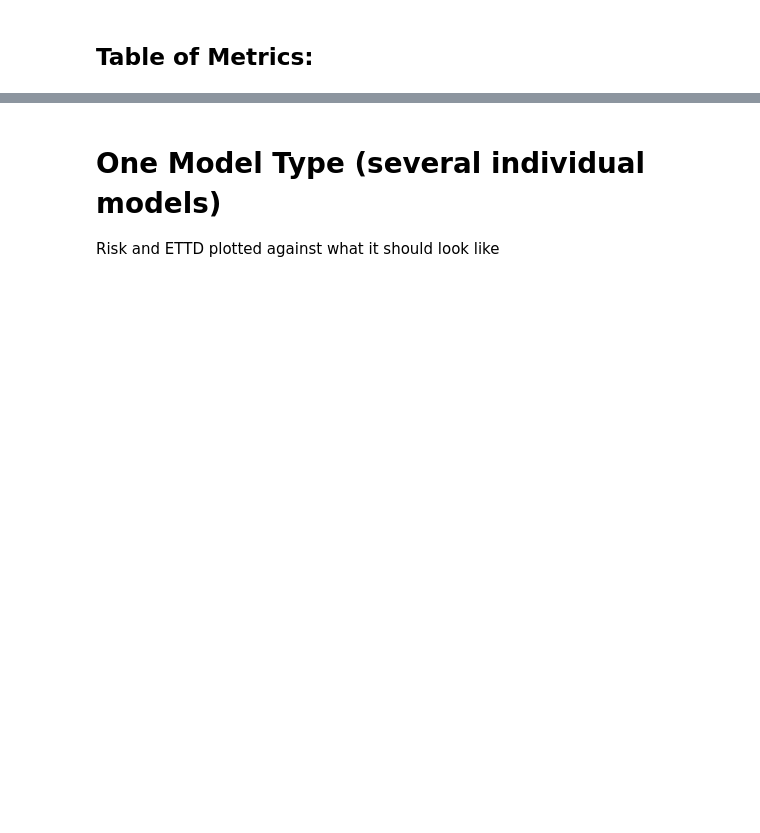
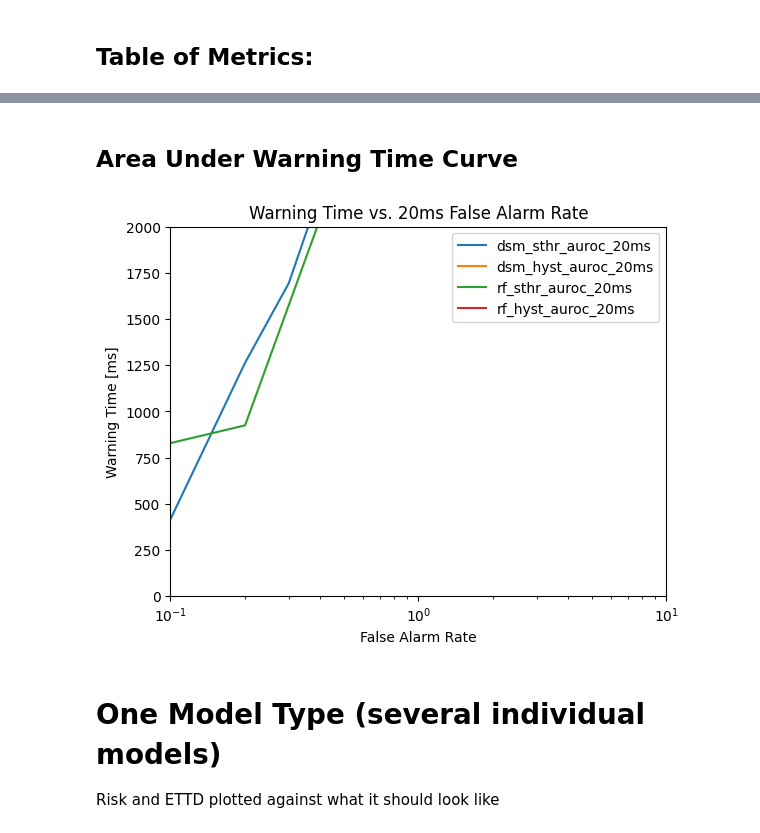
Before and after one commit to MIT-PSFC/disruption-survival-analysis, a Jupyter notebook: Run Experiments.ipynb, the cells around one changed output, grey strips where cells are left out. Saved outputs shown, nothing was run; the diff lists cells and outputs as text; code cells hidden in the pictures; blank space fills up the shorter version.

```diff
--- a/Run Experiments.ipynb
+++ b/Run Experiments.ipynb
@@ -86,3 +87,9 @@ Model Performance when Reqired Warning Time is 20.0 ms
+# %% [markdown]
+## Area Under Warning Time Curve
+# %%
+plot_warning_time_vs_false_alarm_rate(experiment_list)
+# %% [output]
+[figure, added]
 # %% [markdown]
 # One Model Type (several individual models)
 
```
Also changed, not shown: parts of 4 cells of this notebook, 7 other files.
